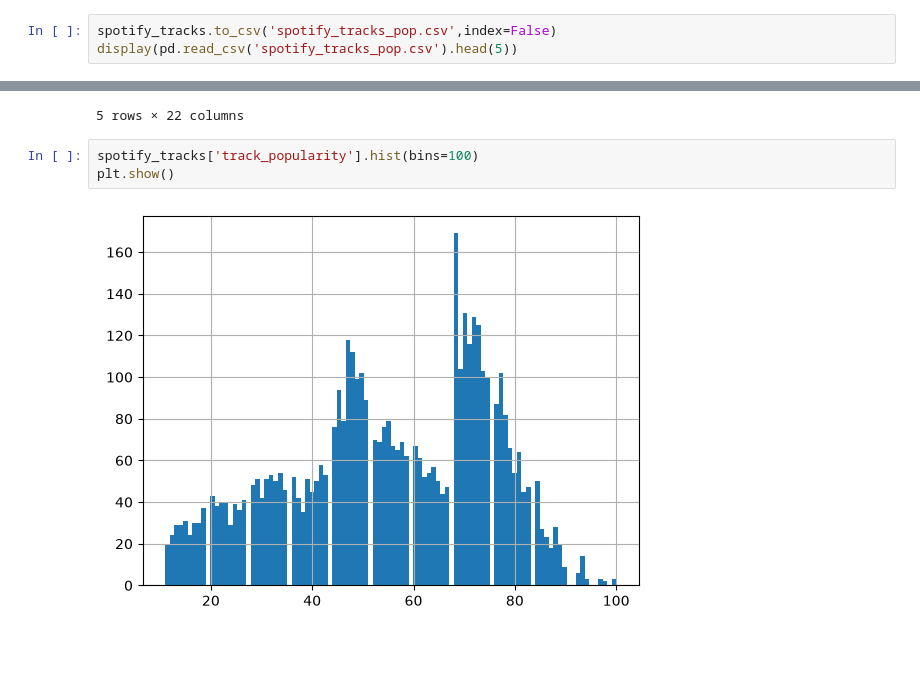
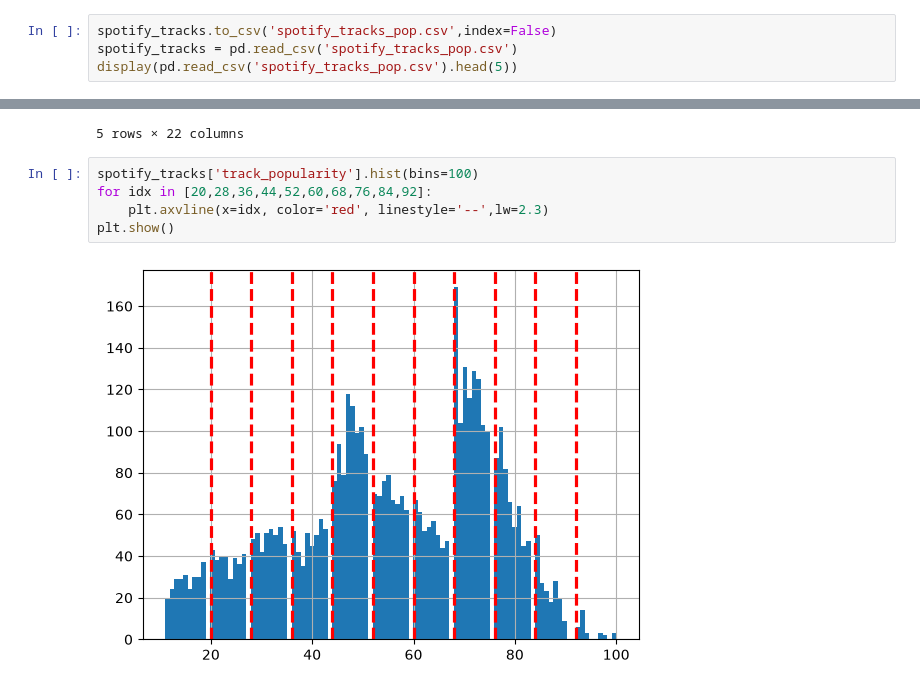
Before and after one commit to tylergarf/CU_STAT5000_Final_Proj, a Jupyter notebook: data_cleaning.ipynb, the cells around one changed output, grey strips where cells are left out. Drawn from its saved outputs; the diff is of its cells as text; blank space fills up the shorter version.

```diff
--- a/data_cleaning.ipynb
+++ b/data_cleaning.ipynb
@@ -138,6 +139,7 @@ The columns retained for our analysis were:
 # Write out the cleaned csv.
 # %%
 spotify_tracks.to_csv('spotify_tracks_pop.csv',index=False)
+spotify_tracks = pd.read_csv('spotify_tracks_pop.csv')
 display(pd.read_csv('spotify_tracks_pop.csv').head(5))
 # %% [output]
 |  | id | energy | tempo | danceability | loudness | liveness | valence | time_signature | speechiness | ... |
@@ -149,6 +151,8 @@ display(pd.read_csv('spotify_tracks_pop.csv').head(5))
 5 rows × 22 columns
 # %%
 spotify_tracks['track_popularity'].hist(bins=100)
+for idx in [20,28,36,44,52,60,68,76,84,92]:
+    plt.axvline(x=idx, color='red', linestyle='--',lw=2.3)
 plt.show()
 # %% [output]
-[figure, old version]
+[figure, new version]
```
Also changed, not shown: parts of 7 cells of this notebook, 1 other file.
